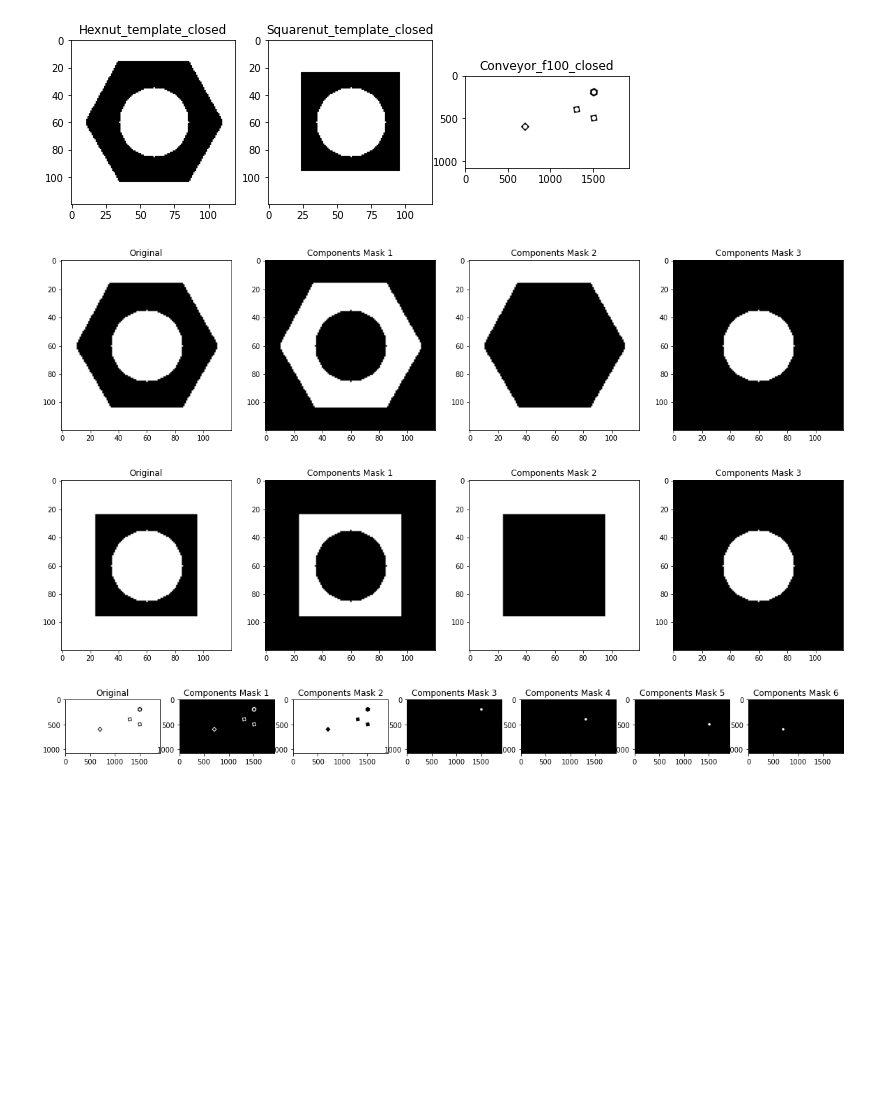
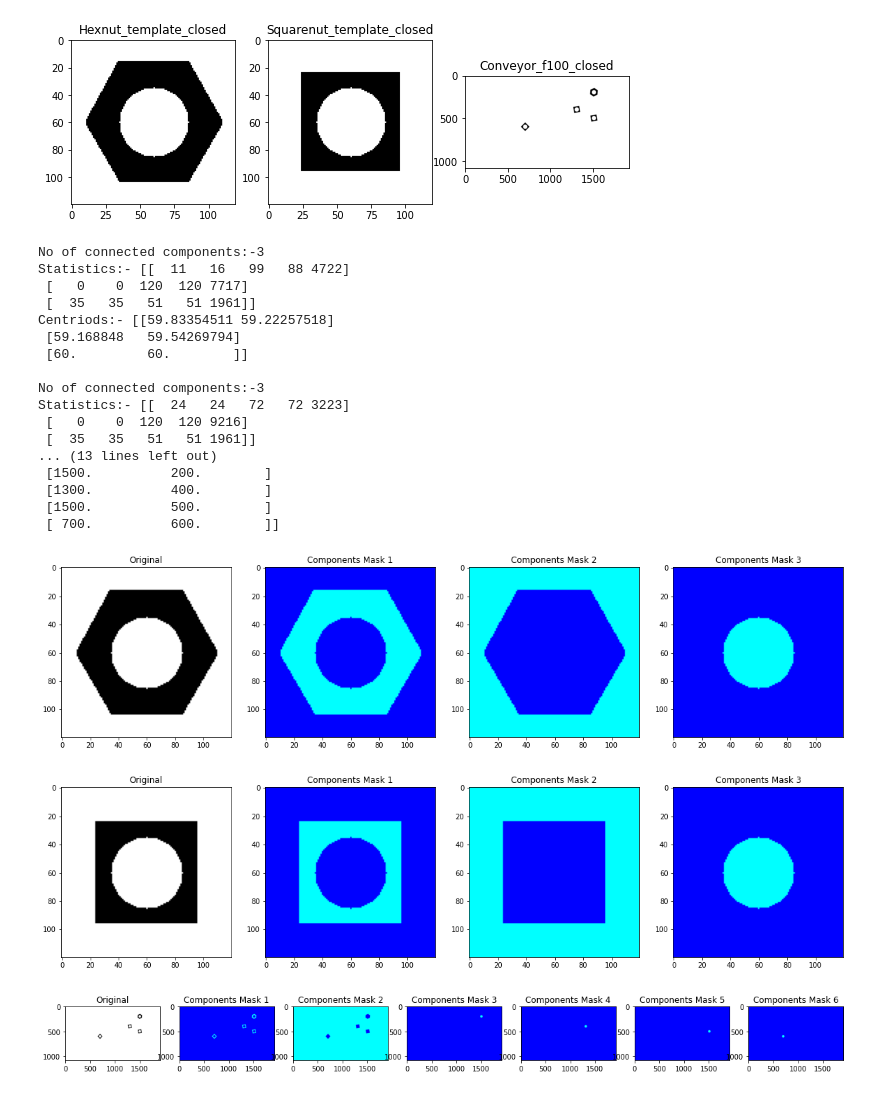
Before and after one commit to Lathika-Wathasara/Fundamentals-of-Image-Processing-and-Machine-Vision, a Jupyter notebook: Assignments/Assignment 3 on Object Counting on a Conveyor Belt/Test.ipynb, the cells around one changed output. Saved outputs shown, nothing was run; the diff lists cells and outputs as text; code cells hidden in the pictures; blank space fills up the shorter version.

```diff
--- a/Assignments/Assignment 3 on Object Counting on a Conveyor Belt/Test.ipynb
+++ b/Assignments/Assignment 3 on Object Counting on a Conveyor Belt/Test.ipynb
@@ -63,26 +63,47 @@ plt.show()
 # %%
 # Connected components
 # https://www.geeksforgeeks.org/python-opencv-connected-component-labeling-and-analysis/
 
 for i in range(3):
     img= Closed_images[i]
     (Total_labels, Label_ids, values, centriod)= cv.connectedComponentsWithStats(img,4,cv.CV_32S)
     #out_image = np.zeros(img.shape, dtype= "uint8")   ## can add a super positioned img
 
     fig, ax = plt.subplots(1,Total_labels+1, figsize =(20,5))
     ax[0].imshow(img,'gray')
     ax[0].set_title("Original")
 
     for u in range(0,Total_labels):
         area =values[u, cv.CC_STAT_AREA]    #component area
         # add condition to filter the components, if want
         components_mask = (Label_ids==u).astype("uint8")*255
+        components_mask = cv.applyColorMap(components_mask, cv.COLORMAP_AUTUMN)
 
-        ax[u+1].imshow(components_mask,'gray')
+        ax[u+1].imshow(components_mask)#,'gray')
         ax[u+1].set_title("Components Mask "+str(u+1))
 
+    print("No of connected components:-"+ str(Total_labels))
+    print("Statistics:- " + str(values) )
+    print("Centriods:- " + str(centriod) + "\n")
     cv.waitKey()
 # %% [output]
+No of connected components:-3
+Statistics:- [[  11   16   99   88 4722]
+ [   0    0  120  120 7717]
+ [  35   35   51   51 1961]]
+Centriods:- [[59.83354511 59.22257518]
+ [59.168848   59.54269794]
+ [60.         60.        ]]
+
+No of connected components:-3
+Statistics:- [[  24   24   72   72 3223]
+ [   0    0  120  120 9216]
+ [  35   35   51   51 1961]]
+... (13 lines left out)
+ [1500.          200.        ]
+ [1300.          400.        ]
+ [1500.          500.        ]
+ [ 700.          600.        ]]
-[figure, old version]
+[figure, new version]
-[figure, old version]
+[figure, new version]
-[figure, old version]
+[figure, new version]
```
